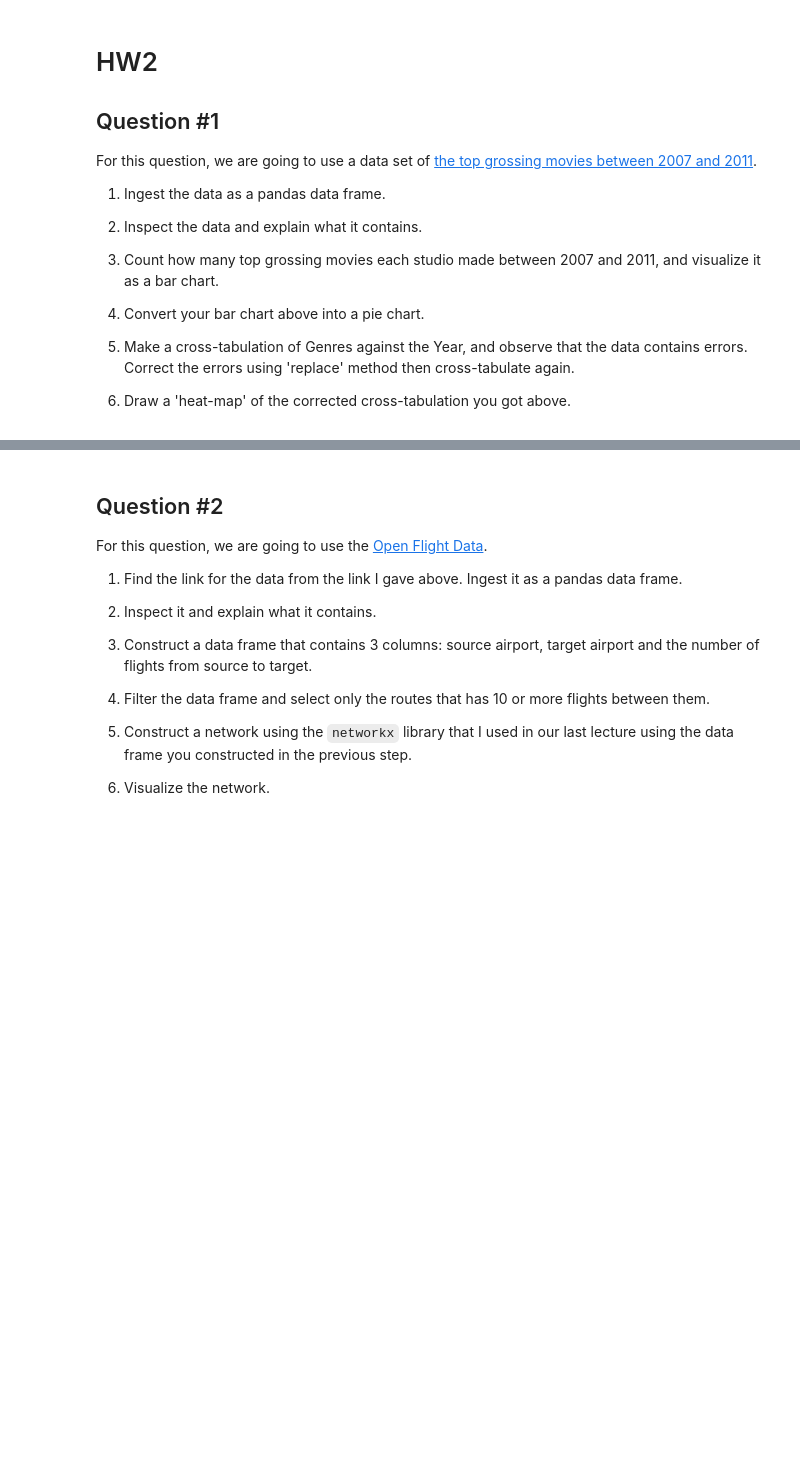
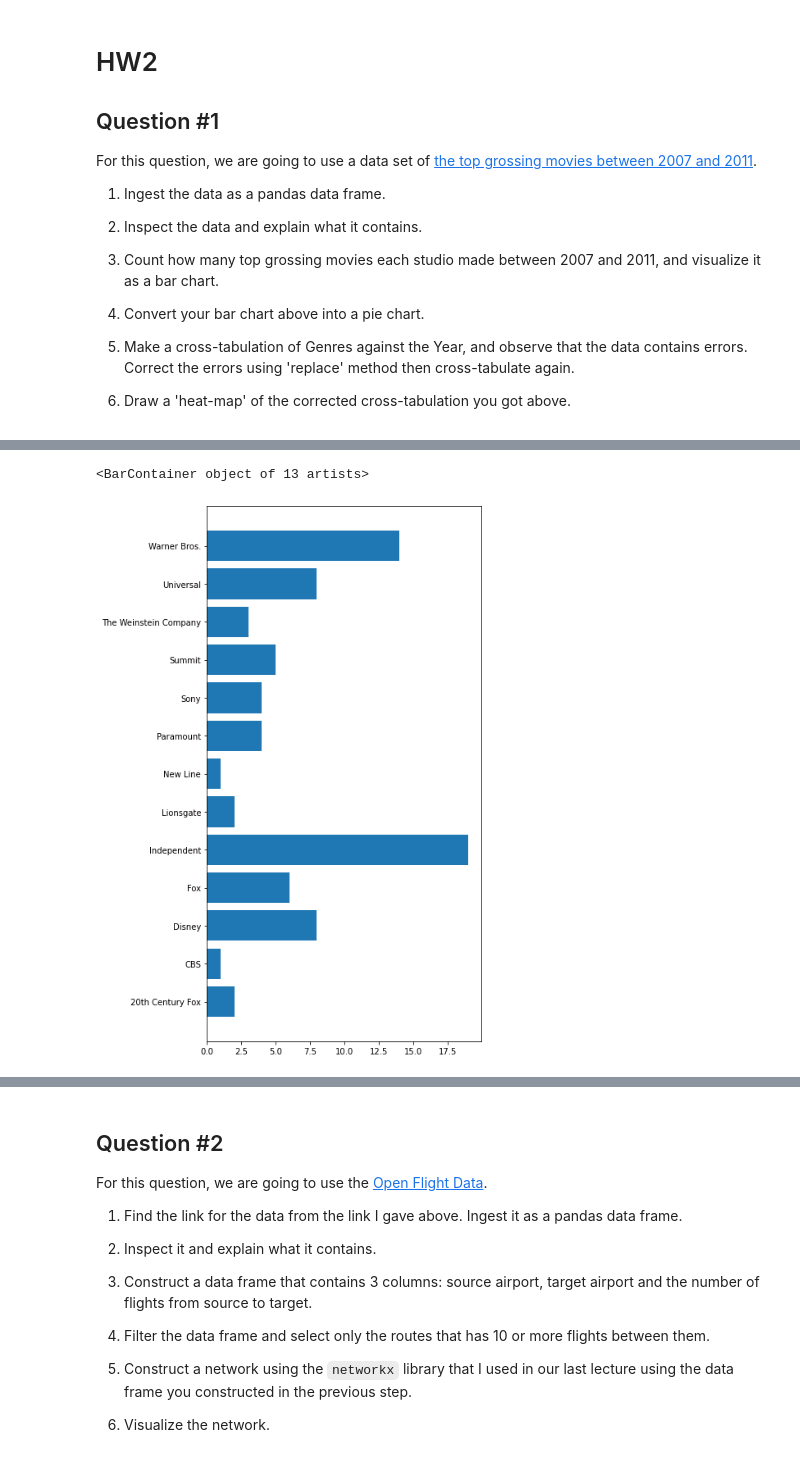
Before and after one commit to kaygun/2022-Spring-MAT381E, a Jupyter notebook: HW2/HW2.ipynb, the cells around one changed output, grey strips where cells are left out. Saved outputs shown, nothing was run; the diff lists cells and outputs as text; code cells hidden in the pictures; blank space fills up the shorter version.

```diff
--- a/HW2/HW2.ipynb
+++ b/HW2/HW2.ipynb
@@ -16,3 +22,6 @@ For this question, we are going to use a data set of [the top grossing movies be
 5. Make a cross-tabulation of Genres against the Year, and observe that the data contains errors. Correct the errors using 'replace' method then cross-tabulate again.
 
 6. Draw a 'heat-map' of the corrected cross-tabulation you got above.
+# %%
+data = pd.read_csv('https://gist.githubusercontent.com/tiangechen/b68782efa49a16edaf07dc2cdaa855ea/raw/0c794a9717f18b094eabab2cd6a6b9a226903577/movies.csv')
+data
@@ -18,0 +42,3 @@ For this question, we are going to use a data set of [the top grossing movies be
+# %%
+counts = data.groupby('Lead Studio')['Film'].count()
+counts
@@ -18,0 +61,6 @@ For this question, we are going to use a data set of [the top grossing movies be
+# %%
+plt.figure(figsize=(6,12))
+plt.barh(counts.index,counts)
+# %% [output]
+<BarContainer object of 13 artists>
+[figure, added]
```
Also changed, not shown: parts of 17 cells of this notebook.
